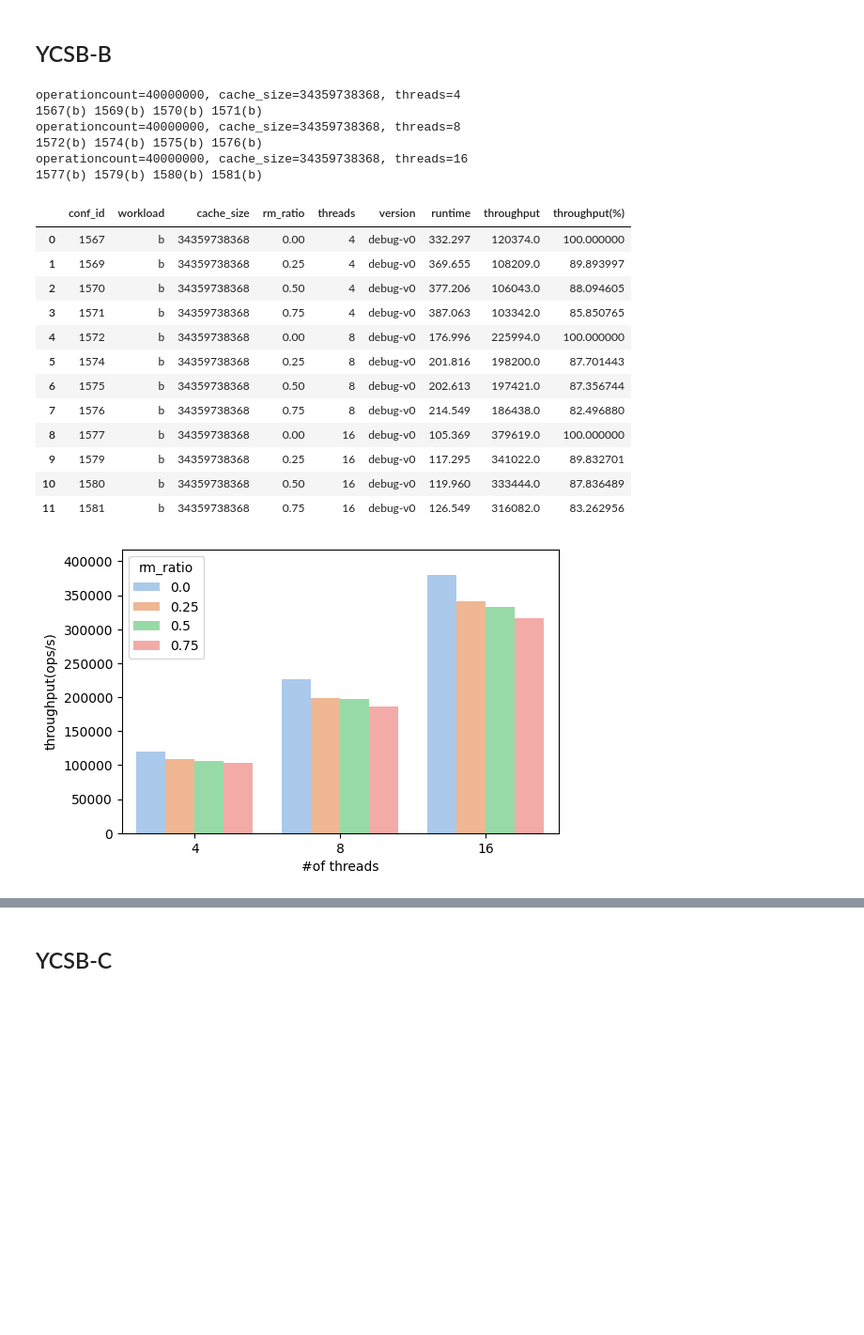
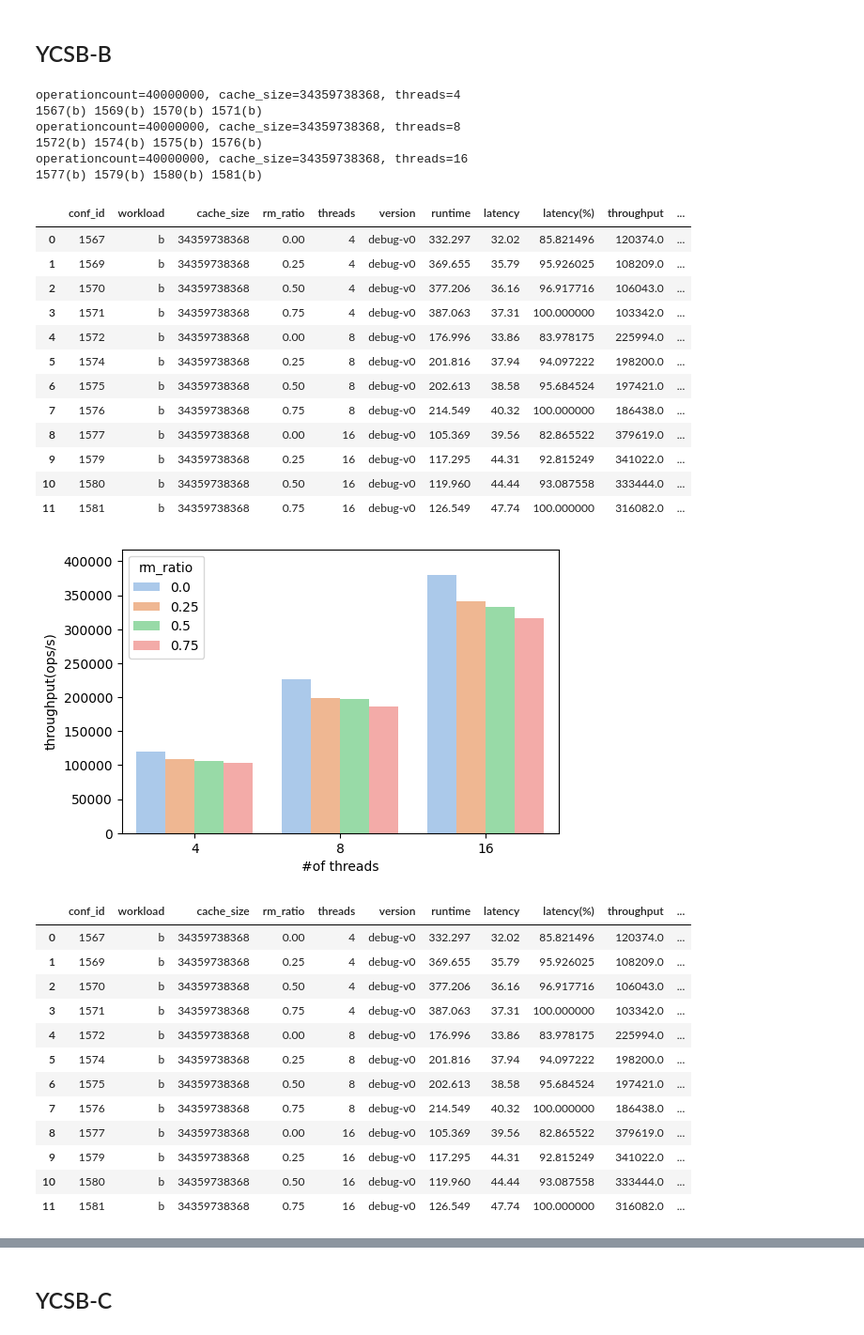
Before and after one commit to RabbitWhite1/d-rocksdb, a Jupyter notebook: ycsb_expr/d-result.ipynb, the cells around one changed output, grey strips where cells are left out. Shown at 94% size. Saved outputs shown, nothing was run; the diff lists cells and outputs as text; code cells hidden in the pictures; blank space fills up the shorter version.

```diff
--- a/ycsb_expr/d-result.ipynb
+++ b/ycsb_expr/d-result.ipynb
@@ -25,6 +25,7 @@ write_buffer_size = 256*1024**2
 recordcount = 134217728
 operationcount = 40000000
 version = 'debug-v0'
+# version = 'p5800'
 
 ax_id = 0
 data_df = None
@@ -49,46 +50,74 @@ for cache_size in [32*1024**3,64*1024**3]:
             single_dict['threads'] = threads
             single_dict['version'] = version
             single_dict['conf_id'] = conf_id
             single_df = pd.DataFrame([single_dict])
             inner_data_df = single_df if inner_data_df is None else pd.concat([inner_data_df, single_df], ignore_index=True)
         if inner_data_df is not None and 'throughput' in inner_data_df.columns:
             inner_data_df['throughput(%)'] = inner_data_df['throughput'] / inner_data_df['throughput'].max() * 100
+        if inner_data_df is not None and 'throughput' in inner_data_df.columns:
+            inner_data_df['latency(%)'] = inner_data_df['latency'] / inner_data_df['latency'].max() * 100
+        if inner_data_df is not None:
             data_df = inner_data_df if data_df is None else pd.concat([data_df, inner_data_df], ignore_index=True)
         print()
     if data_df is None:
         continue
-    data_df = data_df[['conf_id', 'workload', 'cache_size', 'rm_ratio', 'threads', 'version', 'runtime', 'throughput', 'throughput(%)']]
+    data_df = data_df[['conf_id', 'workload', 'cache_size', 'rm_ratio', 'threads', 'version', 'runtime', 'latency', 'latency(%)', 'throughput', 'throughput(%)']]
     fig = plt.figure(dpi=100)
     display(data_df)
     ax = plt.gca()
     y_label = 'throughput'
     # y_label = 'throughput(%)'
     sns.barplot(x='threads', y=y_label, hue='rm_ratio', data=data_df, ax=ax, palette=sns.color_palette("pastel"))
     ax.set_ylim(0, data_df[y_label].max() * 1.1)
     ax.set_xlabel('#of threads')
     ax.set_ylabel(y_label if y_label.endswith('(%)') else 'throughput(ops/s)')
     mngr.conn.commit()
+    plt.show()
+    # latency
+    fig = plt.figure(dpi=100)
+    display(data_df)
+    ax = plt.gca()
+    y_label = 'latency'
+    # y_label = 'latency(%)'
+    sns.barplot(x='threads', y=y_label, hue='rm_ratio', data=data_df, ax=ax, palette=sns.color_palette("pastel"))
+    ax.set_ylim(0, data_df[y_label].max() * 1.1)
+    ax.set_xlabel('#of threads')
+    ax.set_ylabel(y_label if y_label.endswith('(%)') else 'latency (ms)')
+    mngr.conn.commit()
+    plt.show()
     data_df = None
-    plt.show()
 plt.tight_layout()
 # %% [output]
 operationcount=40000000, cache_size=34359738368, threads=4
 1567(b) 1569(b) 1570(b) 1571(b)
 operationcount=40000000, cache_size=34359738368, threads=8
 1572(b) 1574(b) 1575(b) 1576(b)
 operationcount=40000000, cache_size=34359738368, threads=16
 1577(b) 1579(b) 1580(b) 1581(b)
-|  | conf_id | workload | cache_size | rm_ratio | threads | version | runtime | throughput | throughput(%) |
-| 0 | 1567 | b | 34359738368 | 0.00 | 4 | debug-v0 | 332.297 | 120374.0 | 100.000000 |
-| 1 | 1569 | b | 34359738368 | 0.25 | 4 | debug-v0 | 369.655 | 108209.0 | 89.893997 |
-| 2 | 1570 | b | 34359738368 | 0.50 | 4 | debug-v0 | 377.206 | 106043.0 | 88.094605 |
-| 3 | 1571 | b | 34359738368 | 0.75 | 4 | debug-v0 | 387.063 | 103342.0 | 85.850765 |
-| 4 | 1572 | b | 34359738368 | 0.00 | 8 | debug-v0 | 176.996 | 225994.0 | 100.000000 |
-| 5 | 1574 | b | 34359738368 | 0.25 | 8 | debug-v0 | 201.816 | 198200.0 | 87.701443 |
-| 6 | 1575 | b | 34359738368 | 0.50 | 8 | debug-v0 | 202.613 | 197421.0 | 87.356744 |
-| 7 | 1576 | b | 34359738368 | 0.75 | 8 | debug-v0 | 214.549 | 186438.0 | 82.496880 |
-| 8 | 1577 | b | 34359738368 | 0.00 | 16 | debug-v0 | 105.369 | 379619.0 | 100.000000 |
-| 9 | 1579 | b | 34359738368 | 0.25 | 16 | debug-v0 | 117.295 | 341022.0 | 89.832701 |
-| 10 | 1580 | b | 34359738368 | 0.50 | 16 | debug-v0 | 119.960 | 333444.0 | 87.836489 |
-| 11 | 1581 | b | 34359738368 | 0.75 | 16 | debug-v0 | 126.549 | 316082.0 | 83.262956 |
+|  | conf_id | workload | cache_size | rm_ratio | threads | version | runtime | latency | latency(%) | throughput | ... |
+| 0 | 1567 | b | 34359738368 | 0.00 | 4 | debug-v0 | 332.297 | 32.02 | 85.821496 | 120374.0 | ... |
+| 1 | 1569 | b | 34359738368 | 0.25 | 4 | debug-v0 | 369.655 | 35.79 | 95.926025 | 108209.0 | ... |
+| 2 | 1570 | b | 34359738368 | 0.50 | 4 | debug-v0 | 377.206 | 36.16 | 96.917716 | 106043.0 | ... |
+| 3 | 1571 | b | 34359738368 | 0.75 | 4 | debug-v0 | 387.063 | 37.31 | 100.000000 | 103342.0 | ... |
+| 4 | 1572 | b | 34359738368 | 0.00 | 8 | debug-v0 | 176.996 | 33.86 | 83.978175 | 225994.0 | ... |
+| 5 | 1574 | b | 34359738368 | 0.25 | 8 | debug-v0 | 201.816 | 37.94 | 94.097222 | 198200.0 | ... |
+| 6 | 1575 | b | 34359738368 | 0.50 | 8 | debug-v0 | 202.613 | 38.58 | 95.684524 | 197421.0 | ... |
+| 7 | 1576 | b | 34359738368 | 0.75 | 8 | debug-v0 | 214.549 | 40.32 | 100.000000 | 186438.0 | ... |
+| 8 | 1577 | b | 34359738368 | 0.00 | 16 | debug-v0 | 105.369 | 39.56 | 82.865522 | 379619.0 | ... |
+| 9 | 1579 | b | 34359738368 | 0.25 | 16 | debug-v0 | 117.295 | 44.31 | 92.815249 | 341022.0 | ... |
+| 10 | 1580 | b | 34359738368 | 0.50 | 16 | debug-v0 | 119.960 | 44.44 | 93.087558 | 333444.0 | ... |
+| 11 | 1581 | b | 34359738368 | 0.75 | 16 | debug-v0 | 126.549 | 47.74 | 100.000000 | 316082.0 | ... |
 [figure]
+|  | conf_id | workload | cache_size | rm_ratio | threads | version | runtime | latency | latency(%) | throughput | ... |
+| 0 | 1567 | b | 34359738368 | 0.00 | 4 | debug-v0 | 332.297 | 32.02 | 85.821496 | 120374.0 | ... |
+| 1 | 1569 | b | 34359738368 | 0.25 | 4 | debug-v0 | 369.655 | 35.79 | 95.926025 | 108209.0 | ... |
+| 2 | 1570 | b | 34359738368 | 0.50 | 4 | debug-v0 | 377.206 | 36.16 | 96.917716 | 106043.0 | ... |
+| 3 | 1571 | b | 34359738368 | 0.75 | 4 | debug-v0 | 387.063 | 37.31 | 100.000000 | 103342.0 | ... |
+| 4 | 1572 | b | 34359738368 | 0.00 | 8 | debug-v0 | 176.996 | 33.86 | 83.978175 | 225994.0 | ... |
+| 5 | 1574 | b | 34359738368 | 0.25 | 8 | debug-v0 | 201.816 | 37.94 | 94.097222 | 198200.0 | ... |
+| 6 | 1575 | b | 34359738368 | 0.50 | 8 | debug-v0 | 202.613 | 38.58 | 95.684524 | 197421.0 | ... |
+| 7 | 1576 | b | 34359738368 | 0.75 | 8 | debug-v0 | 214.549 | 40.32 | 100.000000 | 186438.0 | ... |
+| 8 | 1577 | b | 34359738368 | 0.00 | 16 | debug-v0 | 105.369 | 39.56 | 82.865522 | 379619.0 | ... |
+| 9 | 1579 | b | 34359738368 | 0.25 | 16 | debug-v0 | 117.295 | 44.31 | 92.815249 | 341022.0 | ... |
+| 10 | 1580 | b | 34359738368 | 0.50 | 16 | debug-v0 | 119.960 | 44.44 | 93.087558 | 333444.0 | ... |
+| 11 | 1581 | b | 34359738368 | 0.75 | 16 | debug-v0 | 126.549 | 47.74 | 100.000000 | 316082.0 | ... |
```
Also changed, not shown: parts of 2 cells of this notebook, 13 other files.
